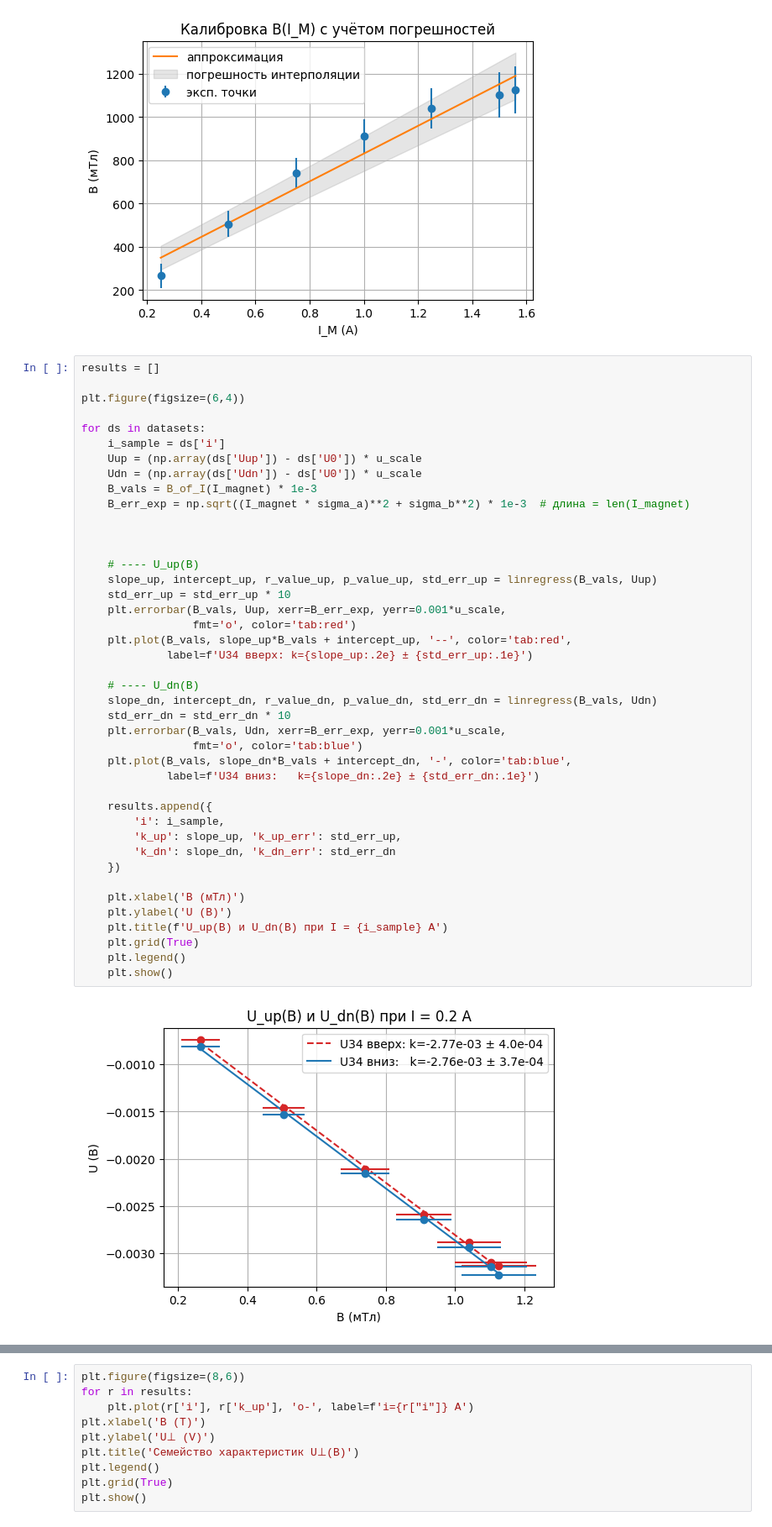
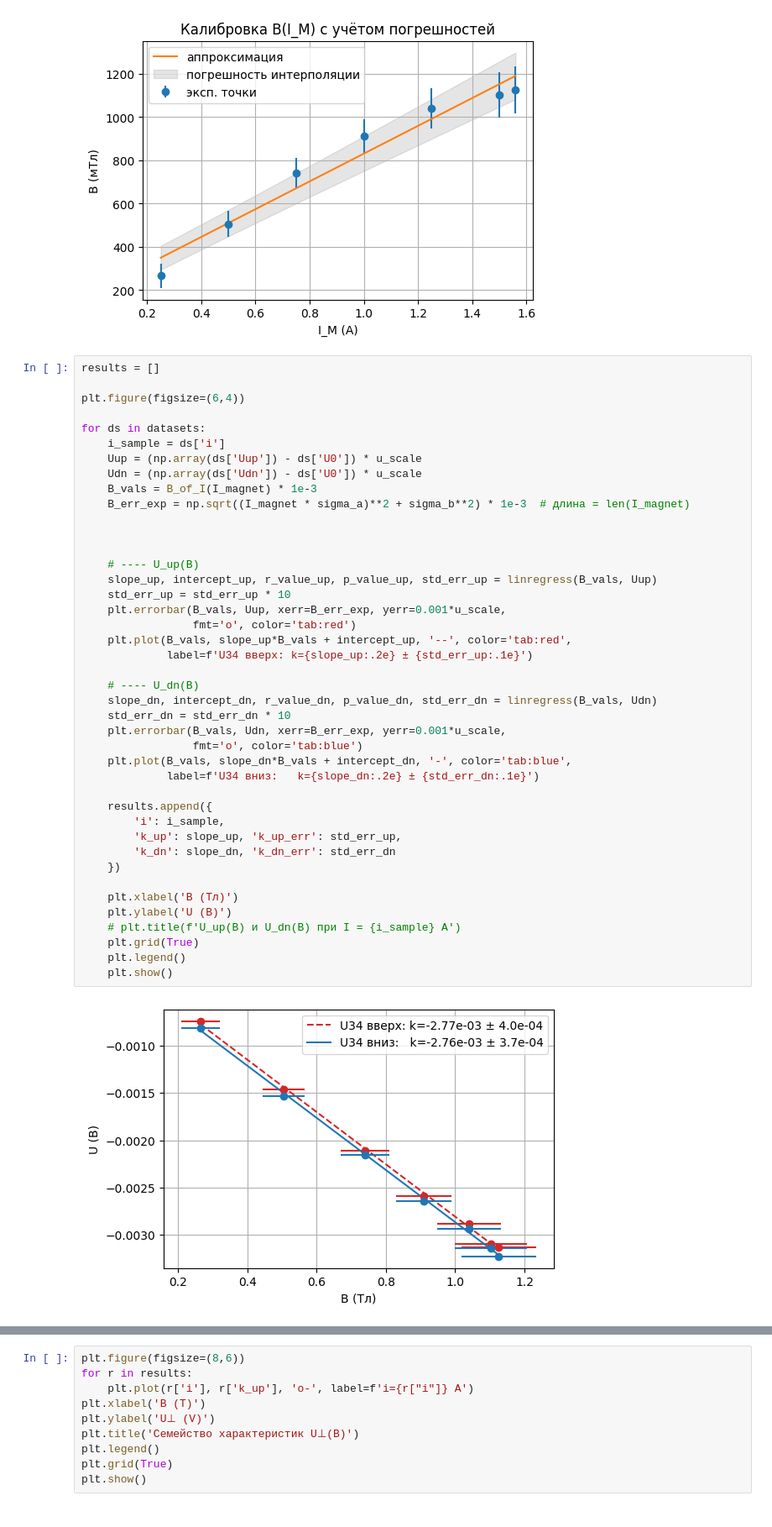
Before and after one commit to Bebriali/labs_ost, a Jupyter notebook: lab_3.3.4/lab.ipynb, the cells around one changed output, grey strips where cells are left out. Shown: that part at 84% size. Drawn from its saved outputs; the diff is of its cells as text.

```diff
--- a/lab_3.3.4/lab.ipynb
+++ b/lab_3.3.4/lab.ipynb
@@ -208,33 +208,33 @@ for ds in datasets:
 
 
 
     # ---- U_up(B)
     slope_up, intercept_up, r_value_up, p_value_up, std_err_up = linregress(B_vals, Uup)
     std_err_up = std_err_up * 10
     plt.errorbar(B_vals, Uup, xerr=B_err_exp, yerr=0.001*u_scale,
                  fmt='o', color='tab:red')
     plt.plot(B_vals, slope_up*B_vals + intercept_up, '--', color='tab:red',
              label=f'U34 вверх: k={slope_up:.2e} ± {std_err_up:.1e}')
 
     # ---- U_dn(B)
     slope_dn, intercept_dn, r_value_dn, p_value_dn, std_err_dn = linregress(B_vals, Udn)
     std_err_dn = std_err_dn * 10
     plt.errorbar(B_vals, Udn, xerr=B_err_exp, yerr=0.001*u_scale,
                  fmt='o', color='tab:blue')
     plt.plot(B_vals, slope_dn*B_vals + intercept_dn, '-', color='tab:blue',
              label=f'U34 вниз:   k={slope_dn:.2e} ± {std_err_dn:.1e}')
 
     results.append({
         'i': i_sample,
         'k_up': slope_up, 'k_up_err': std_err_up,
         'k_dn': slope_dn, 'k_dn_err': std_err_dn
     })
 
-    plt.xlabel('B (мТл)')
+    plt.xlabel('B (Тл)')
     plt.ylabel('U (В)')
-    plt.title(f'U_up(B) и U_dn(B) при I = {i_sample} A')
+    # plt.title(f'U_up(B) и U_dn(B) при I = {i_sample} A')
     plt.grid(True)
     plt.legend()
     plt.show()
 # %% [output]
-[figure, old version]
+[figure, new version]
```
Also changed, not shown: parts of 3 cells of this notebook, 10 other files.
